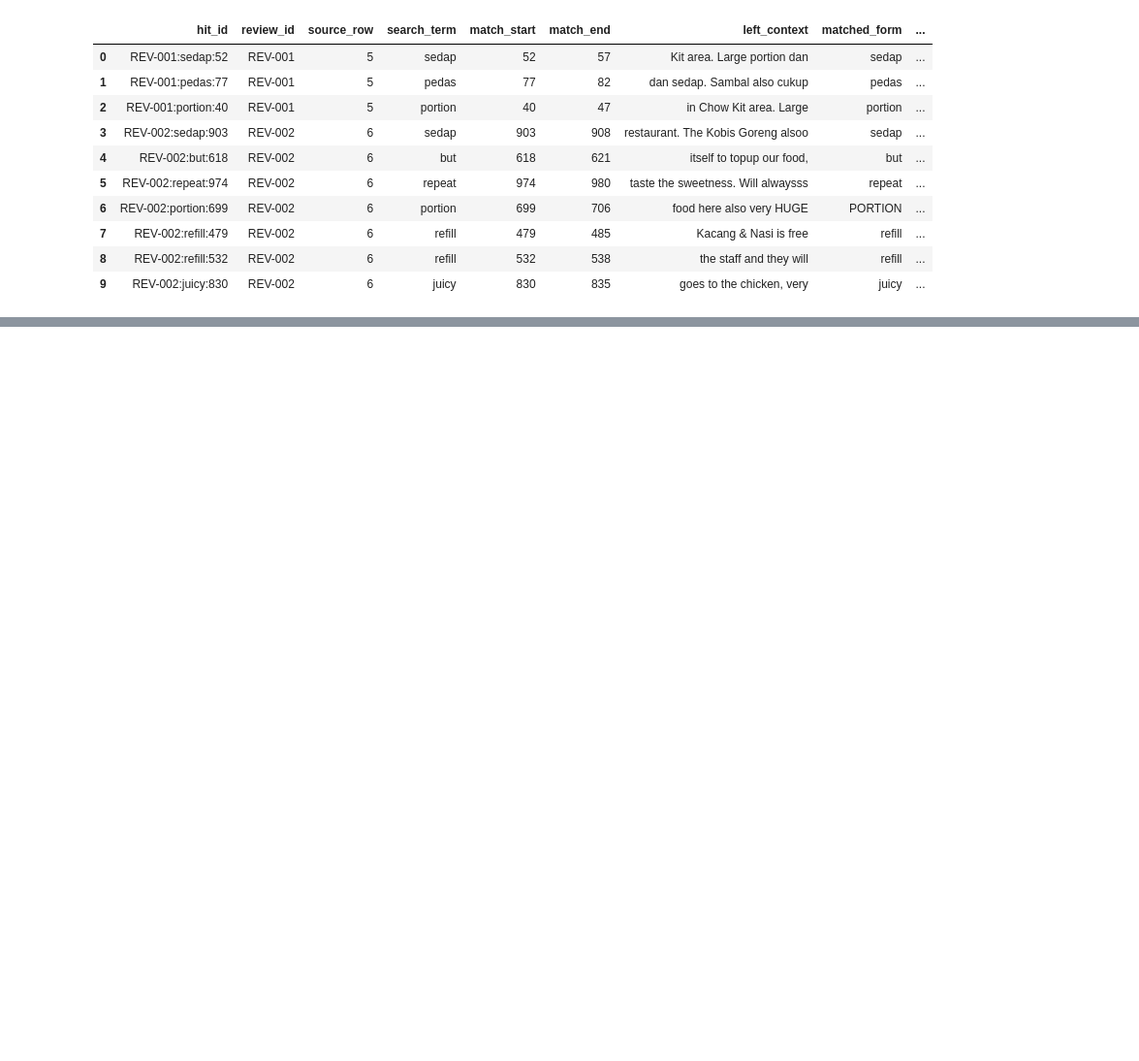
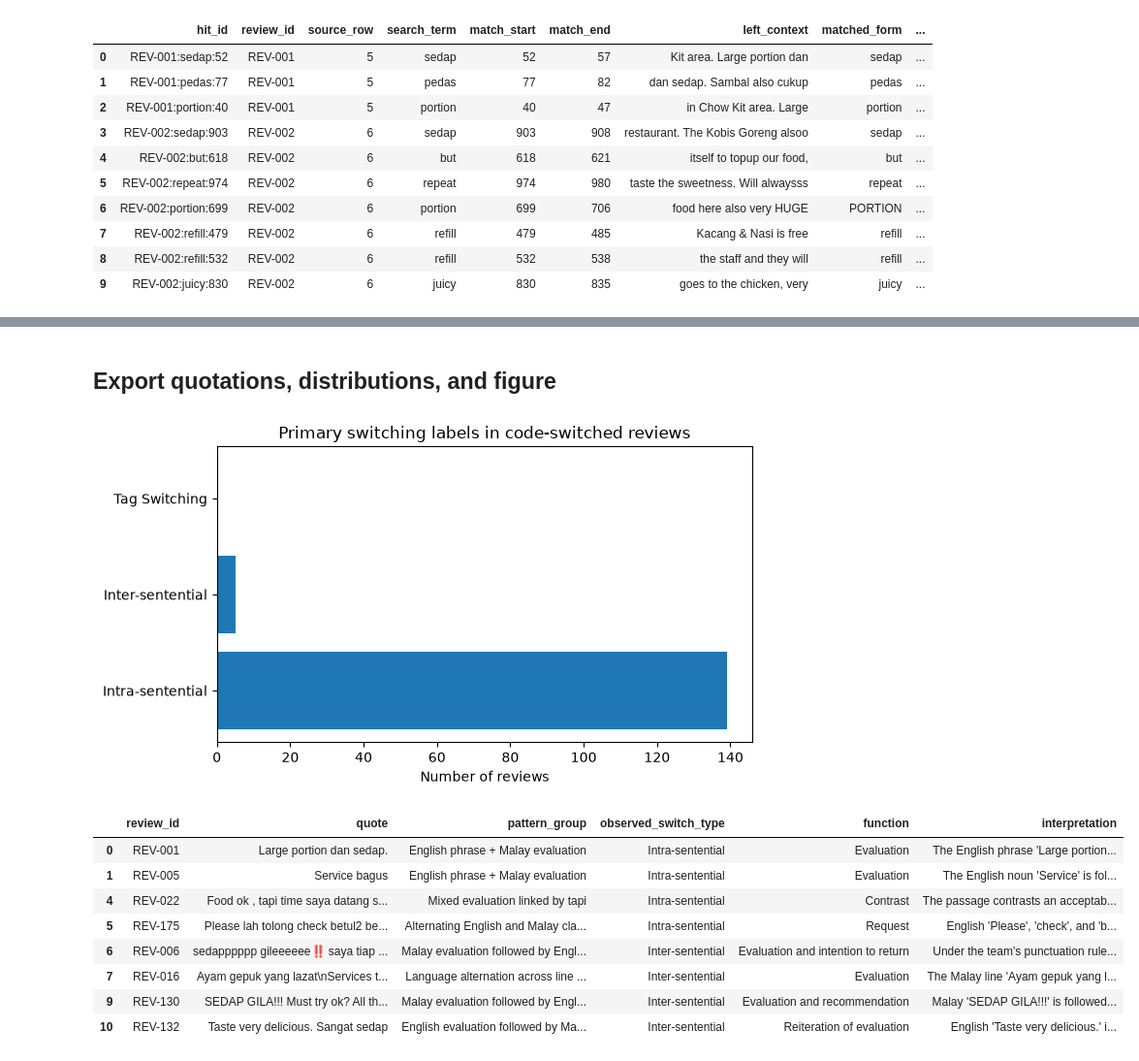
Before and after one commit to GSheng05/CPC-353-Assignment_1, a Jupyter notebook: Notebooks/Concordance_Analysis.ipynb, the cells around one changed output, grey strips where cells are left out. Shown at 97% size. Saved outputs shown, nothing was run; the diff lists cells and outputs as text; code cells hidden in the pictures; blank space fills up the shorter version.

```diff
--- a/Notebooks/Concordance_Analysis.ipynb
+++ b/Notebooks/Concordance_Analysis.ipynb
@@ -194,10 +186,7 @@ language_summary["percentage"] = (language_summary["review_count"] / len(df) * 1
 switching_summary = (
     cs["Code-Switching Type"]
     .value_counts()
-    .reindex(
-        ["Intra-sentential", "Inter-sentential", "Tag Switching"],
-        fill_value=0,
-    )
+    .reindex(["Intra-sentential", "Inter-sentential", "Tag Switching"], fill_value=0,)
     .rename_axis("primary_switching_type")
     .reset_index(name="review_count")
 )
@@ -470,13 +995,68 @@ display(inter_reviews)
+# %% [markdown]
+## Export quotations, distributions, and figure
 # %%
-# Produce final tables
-language_summary.to_csv(TABLE_DIR / "language_distribution.csv", index=False)
+# Export final table result
+report_quotes = selected_evidence.loc[
+    selected_evidence["selected_for_report"],
+    [
+        "review_id",
+        "quote",
+        "pattern_group",
+        "observed_switch_type",
+        "function",
+        "interpretation",
+    ],
+].copy()
 
-switching_summary.to_csv(TABLE_DIR / "primary_switching_distribution.csv", index=False)
+report_quotes.to_csv(
+    TABLE_DIR / "selected_quotations.csv",
+    index=False,
+    encoding="utf-8-sig",
+)
 
-search_register.to_csv(TABLE_DIR / "search_register.csv", index=False)
+language_summary.to_csv(
+    TABLE_DIR / "language_distribution.csv",
+    index=False,
+)
 
-keyword_summary.to_csv(TABLE_DIR / "keyword_search_summary.csv", index=False)
+switching_summary.to_csv(
+    TABLE_DIR / "primary_switching_distribution.csv",
+    index=False,
+)
 
-kwic.to_csv(TABLE_DIR / "kwic_all_hits.csv", index=False, encoding="utf-8-sig",)
+keyword_summary.to_csv(
+    TABLE_DIR / "keyword_search_summary.csv",
+    index=False,
+)
 
-inter_reviews.to_excel(TABLE_DIR / "inter_sentential_cases.xlsx", index=False,)
+# Export final figure
+fig, ax = plt.subplots(figsize=(7, 4))
+
+ax.barh(
+    switching_summary["primary_switching_type"],
+    switching_summary["review_count"],
+)
+
+ax.set_xlabel("Number of reviews")
+ax.set_title("Primary switching labels in code-switched reviews")
+
+fig.tight_layout()
+fig.savefig(
+    FIGURE_DIR / "primary_switching_distribution.png",
+    dpi=300,
+    bbox_inches="tight",
+)
+
+plt.show()
+display(report_quotes)
+# %% [output]
+[figure, added]
+|  | review_id | quote | pattern_group | observed_switch_type | function | interpretation |
+| 0 | REV-001 | Large portion dan sedap. | English phrase + Malay evaluation | Intra-sentential | Evaluation | The English phrase 'Large portion... |
+| 1 | REV-005 | Service bagus | English phrase + Malay evaluation | Intra-sentential | Evaluation | The English noun 'Service' is fol... |
+| 4 | REV-022 | Food ok , tapi time saya datang s... | Mixed evaluation linked by tapi | Intra-sentential | Contrast | The passage contrasts an acceptab... |
+| 5 | REV-175 | Please lah tolong check betul2 be... | Alternating English and Malay cla... | Intra-sentential | Request | English 'Please', 'check', and 'b... |
+| 6 | REV-006 | sedapppppp gileeeeee‼️ saya tiap ... | Malay evaluation followed by Engl... | Inter-sentential | Evaluation and intention to return | Under the team's punctuation rule... |
+| 7 | REV-016 | Ayam gepuk yang lazat\nServices t... | Language alternation across line ... | Inter-sentential | Evaluation | The Malay line 'Ayam gepuk yang l... |
+| 9 | REV-130 | SEDAP GILA!!! Must try ok? All th... | Malay evaluation followed by Engl... | Inter-sentential | Evaluation and recommendation | Malay 'SEDAP GILA!!!' is followed... |
+| 10 | REV-132 | Taste very delicious. Sangat sedap | English evaluation followed by Ma... | Inter-sentential | Reiteration of evaluation | English 'Taste very delicious.' i... |
```
Also changed, not shown: parts of 33 cells of this notebook, 12 other files.
